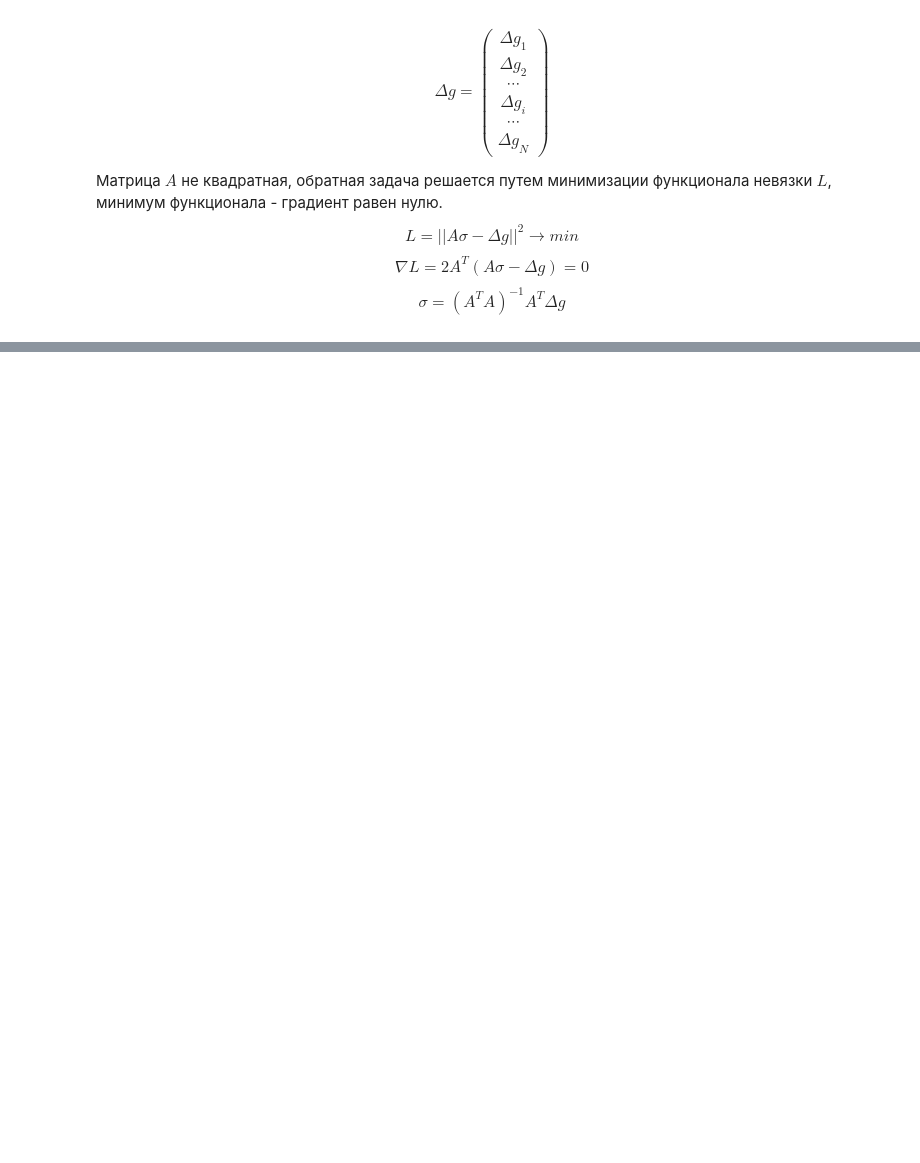
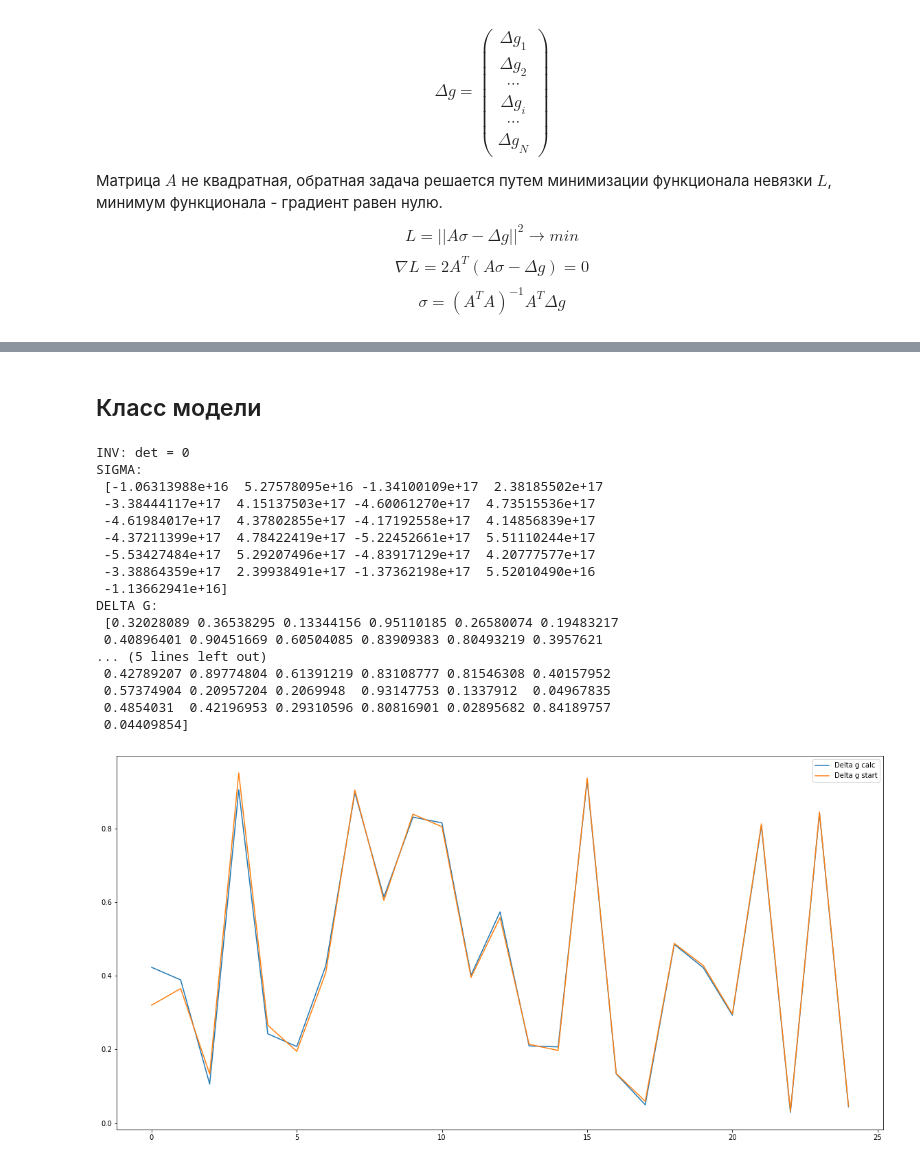
Before and after one commit to zipzap666/km2022, a Jupyter notebook: KM 0.01.ipynb, the cells around one changed output, grey strips where cells are left out. Saved outputs shown, nothing was run; the diff lists cells and outputs as text; code cells hidden in the pictures; blank space fills up the shorter version.

```diff
--- a/KM 0.01.ipynb
+++ b/KM 0.01.ipynb
@@ -593,0 +439,2 @@ plt.plot(np.arange(N),DeltaG_line)
+# %% [markdown]
+## Класс модели
@@ -593,0 +473,38 @@ plt.plot(np.arange(N),DeltaG_line)
+# %%
+n = 1
+m = 25
+s = SLAE(n,m,np.random.rand(m,1))#np.array([[1],[1],[1]]))
+
+#print("A: \n",s.A.arr)
+#print("A * AT: \n", (s.A.transpose() * s.A).arr)
+#print("INVERSE: \n",(~(s.A.transpose() * s.A)).arr)
+print("SIGMA: \n",s.Line(s.sigma))
+print("DELTA G: \n", s.Line(s.deltaG))
+print("CALCULATED DELTA G: \n", s.Line(s.newDeltaG))
+#print("L true: \n",((s.A + s.A).transpose() * ((s.A * s.sigma) - s.deltaG)).arr)
+#print("L false: \n",((s.A + s.A).transpose() * ((s.A * s.sigma) - s.newDeltaG)).arr)
+
+plt.figure(figsize=(20, 10))
+p1, = plt.plot(np.arange(s.m),s.Line(s.newDeltaG))
+p2, = plt.plot(np.arange(s.m),s.Line(s.deltaG))
+plt.legend([p1,p2],['Delta g calc','Delta g start'])
+plt.show()
+# %% [output]
+INV: det = 0
+SIGMA:
+ [-1.06313988e+16  5.27578095e+16 -1.34100109e+17  2.38185502e+17
+ -3.38444117e+17  4.15137503e+17 -4.60061270e+17  4.73515536e+17
+ -4.61984017e+17  4.37802855e+17 -4.17192558e+17  4.14856839e+17
+ -4.37211399e+17  4.78422419e+17 -5.22452661e+17  5.51110244e+17
+ -5.53427484e+17  5.29207496e+17 -4.83917129e+17  4.20777577e+17
+ -3.38864359e+17  2.39938491e+17 -1.37362198e+17  5.52010490e+16
+ -1.13662941e+16]
+DELTA G:
+ [0.32028089 0.36538295 0.13344156 0.95110185 0.26580074 0.19483217
+ 0.40896401 0.90451669 0.60504085 0.83909383 0.80493219 0.3957621
+... (5 lines left out)
+ 0.42789207 0.89774804 0.61391219 0.83108777 0.81546308 0.40157952
+ 0.57374904 0.20957204 0.2069948  0.93147753 0.1337912  0.04967835
+ 0.4854031  0.42196953 0.29310596 0.80816901 0.02895682 0.84189757
+ 0.04409854]
+[figure, added]
```
Also changed, not shown: parts of 9 cells of this notebook.
